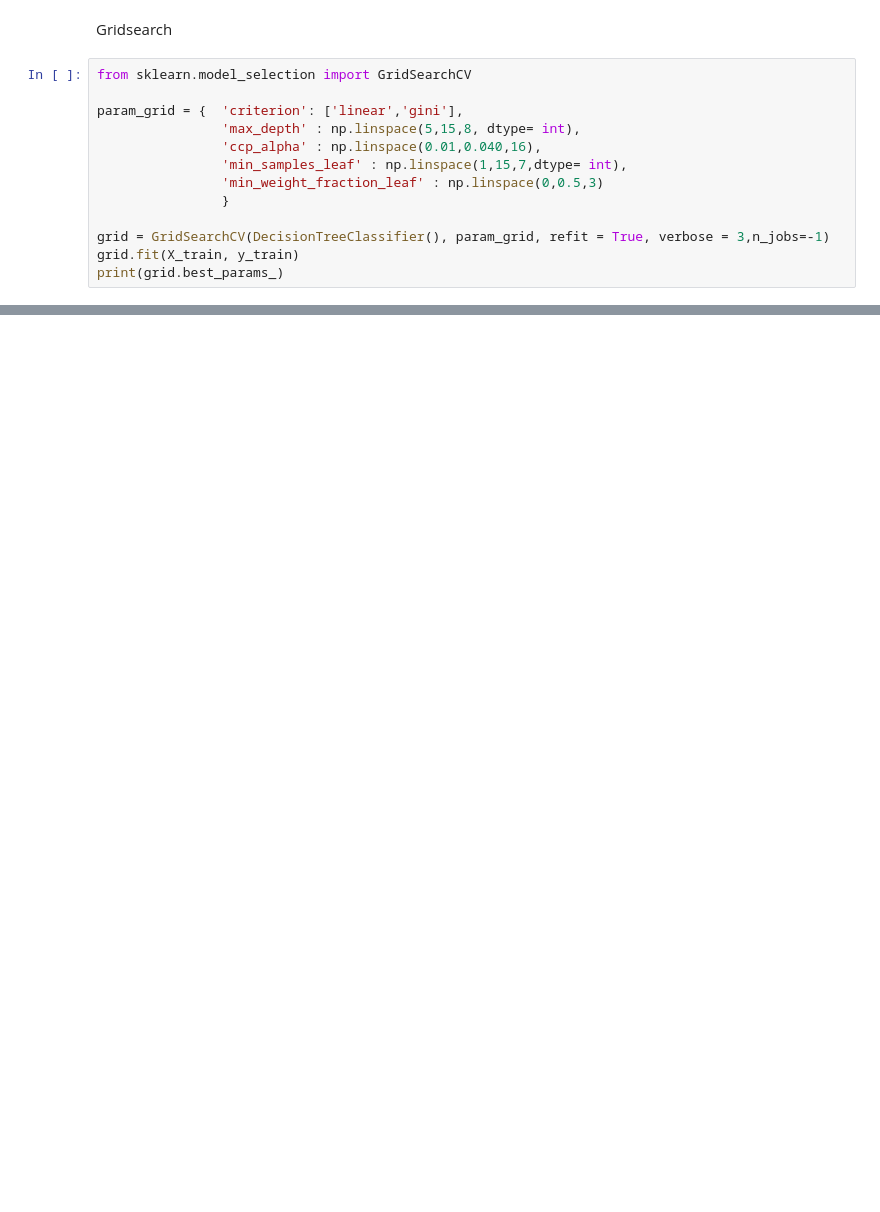
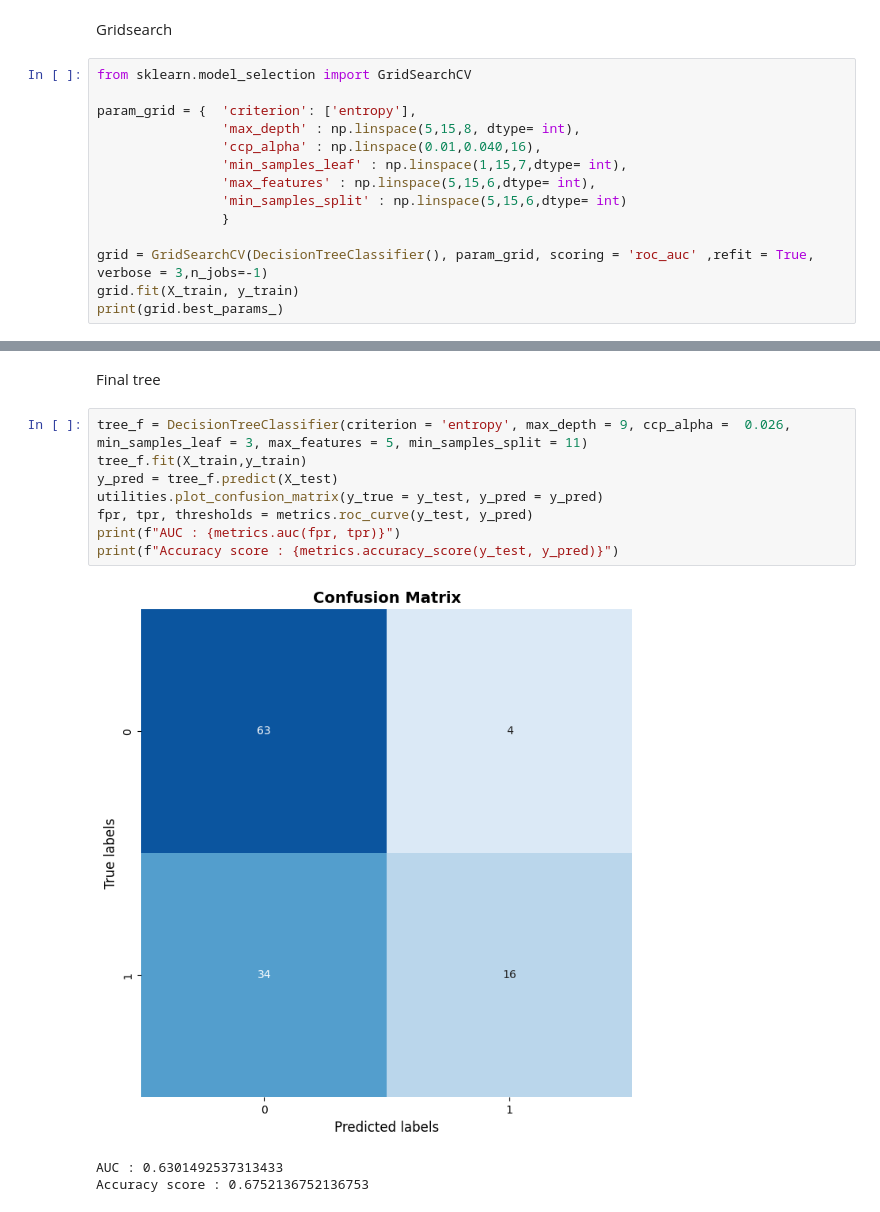
Before and after one commit to atekiouk/Sujet_2, a Jupyter notebook: Notebooks/Parameters_test.ipynb, the cells around one changed output, grey strips where cells are left out. Cells and saved outputs as stored; diff of their text form; blank space fills up the shorter version.

```diff
--- a/Notebooks/Parameters_test.ipynb
+++ b/Notebooks/Parameters_test.ipynb
@@ -379,14 +274,15 @@ Gridsearch
 # %%
 from sklearn.model_selection import GridSearchCV
 
-param_grid = {  'criterion': ['linear','gini'],
+param_grid = {  'criterion': ['entropy'],
                 'max_depth' : np.linspace(5,15,8, dtype= int),
                 'ccp_alpha' : np.linspace(0.01,0.040,16),
                 'min_samples_leaf' : np.linspace(1,15,7,dtype= int),
-                'min_weight_fraction_leaf' : np.linspace(0,0.5,3)
+                'max_features' : np.linspace(5,15,6,dtype= int),
+                'min_samples_split' : np.linspace(5,15,6,dtype= int)
                 }
 
-grid = GridSearchCV(DecisionTreeClassifier(), param_grid, refit = True, verbose = 3,n_jobs=-1)
+grid = GridSearchCV(DecisionTreeClassifier(), param_grid, scoring = 'roc_auc' ,refit = True, verbose = 3,n_jobs=-1)
 grid.fit(X_train, y_train)
 print(grid.best_params_)
 # %% [output]
@@ -411,0 +318,14 @@ sklearn.utils._param_validation.InvalidParameterError: The 'criterion' parameter
+# %% [markdown]
+Final tree
+# %%
+tree_f = DecisionTreeClassifier(criterion = 'entropy', max_depth = 9, ccp_alpha =  0.026, min_samples_leaf = 3, max_features = 5, min_samples_split = 11)
+tree_f.fit(X_train,y_train)
+y_pred = tree_f.predict(X_test)
+utilities.plot_confusion_matrix(y_true = y_test, y_pred = y_pred)
+fpr, tpr, thresholds = metrics.roc_curve(y_test, y_pred)
+print(f"AUC : {metrics.auc(fpr, tpr)}")
+print(f"Accuracy score : {metrics.accuracy_score(y_test, y_pred)}")
+# %% [output]
+[figure, added]
+AUC : 0.6301492537313433
+Accuracy score : 0.6752136752136753
```
Also changed, not shown: parts of 21 cells of this notebook, 2 other files.
